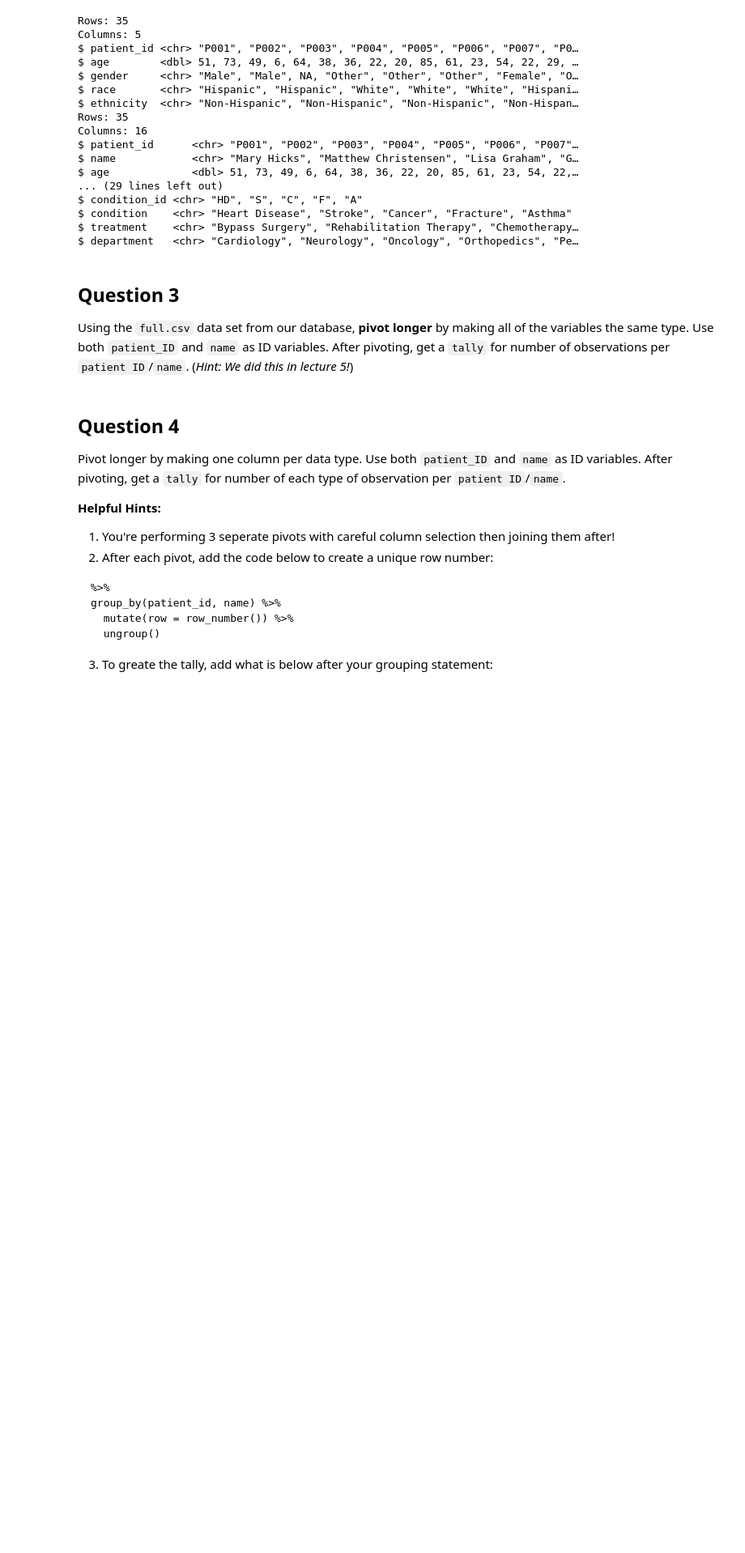
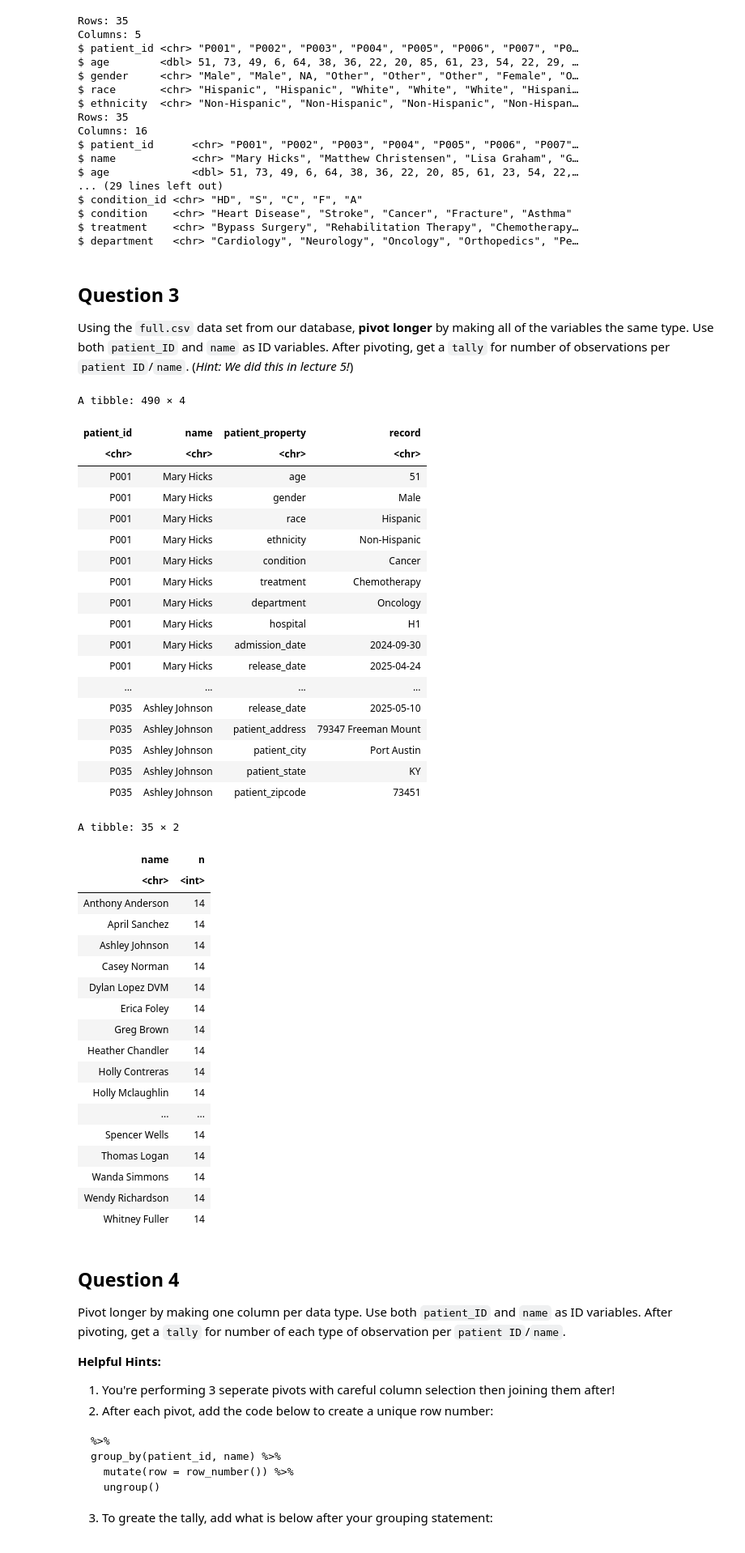
Before and after one commit to DudhiData/BIOS512, a Jupyter notebook: HW3/BIOS512_HW3.ipynb, the cells around one changed output. Shown at 81% size. Saved outputs shown, nothing was run; the diff lists cells and outputs as text; code cells hidden in the pictures; blank space fills up the shorter version.

```diff
--- a/HW3/BIOS512_HW3.ipynb
+++ b/HW3/BIOS512_HW3.ipynb
@@ -186,10 +186,53 @@ $ department   <chr> "Cardiology", "Neurology", "Oncology", "Orthopedics", "Pe
 ## Question 3
 Using the `full.csv` data set from our database, **pivot longer** by making all of the variables the same type. Use both `patient_ID` and `name` as ID variables. After pivoting, get a `tally` for number of observations per `patient ID`/`name`. (*Hint: We did this in lecture 5!*)
 # %%
-full_longer <- full %>% pivot_longer(patient_ID:name, names_to = "patient_property",
-    values_to = "Record",
+full_longer <- pivot_longer(full, age:patient_zipcode, names_to = "patient_property",
+    values_to = "record",
     values_transform = function(x) ifelse(is.na(x), NA, as.character(x)))
 full_longer
+full_longer %>%
+    group_by(name) %>%
+    tally() %>%
+    arrange(desc(n))
+# %% [output]
+A tibble: 490 × 4
+| patient_id | name | patient_property | record |
+| <chr> | <chr> | <chr> | <chr> |
+| P001 | Mary Hicks | age | 51 |
+| P001 | Mary Hicks | gender | Male |
+| P001 | Mary Hicks | race | Hispanic |
+| P001 | Mary Hicks | ethnicity | Non-Hispanic |
+| P001 | Mary Hicks | condition | Cancer |
+| P001 | Mary Hicks | treatment | Chemotherapy |
+| P001 | Mary Hicks | department | Oncology |
+| P001 | Mary Hicks | hospital | H1 |
+| P001 | Mary Hicks | admission_date | 2024-09-30 |
+| P001 | Mary Hicks | release_date | 2025-04-24 |
+| ... | ... | ... | ... |
+| P035 | Ashley Johnson | release_date | 2025-05-10 |
+| P035 | Ashley Johnson | patient_address | 79347 Freeman Mount |
+| P035 | Ashley Johnson | patient_city | Port Austin |
+| P035 | Ashley Johnson | patient_state | KY |
+| P035 | Ashley Johnson | patient_zipcode | 73451 |
+A tibble: 35 × 2
+| name | n |
+| <chr> | <int> |
+| Anthony Anderson | 14 |
+| April Sanchez | 14 |
+| Ashley Johnson | 14 |
+| Casey Norman | 14 |
+| Dylan Lopez DVM | 14 |
+| Erica Foley | 14 |
+| Greg Brown | 14 |
+| Heather Chandler | 14 |
+| Holly Contreras | 14 |
+| Holly Mclaughlin | 14 |
+| ... | ... |
+| Spencer Wells | 14 |
+| Thomas Logan | 14 |
+| Wanda Simmons | 14 |
+| Wendy Richardson | 14 |
+| Whitney Fuller | 14 |
 # %% [markdown]
 ## Question 4
 Pivot longer by making one column per data type. Use both `patient_ID` and `name` as ID variables. After pivoting, get a `tally` for number of each type of observation per `patient ID`/`name`.
```
Also changed, not shown: parts of 5 cells of this notebook.
